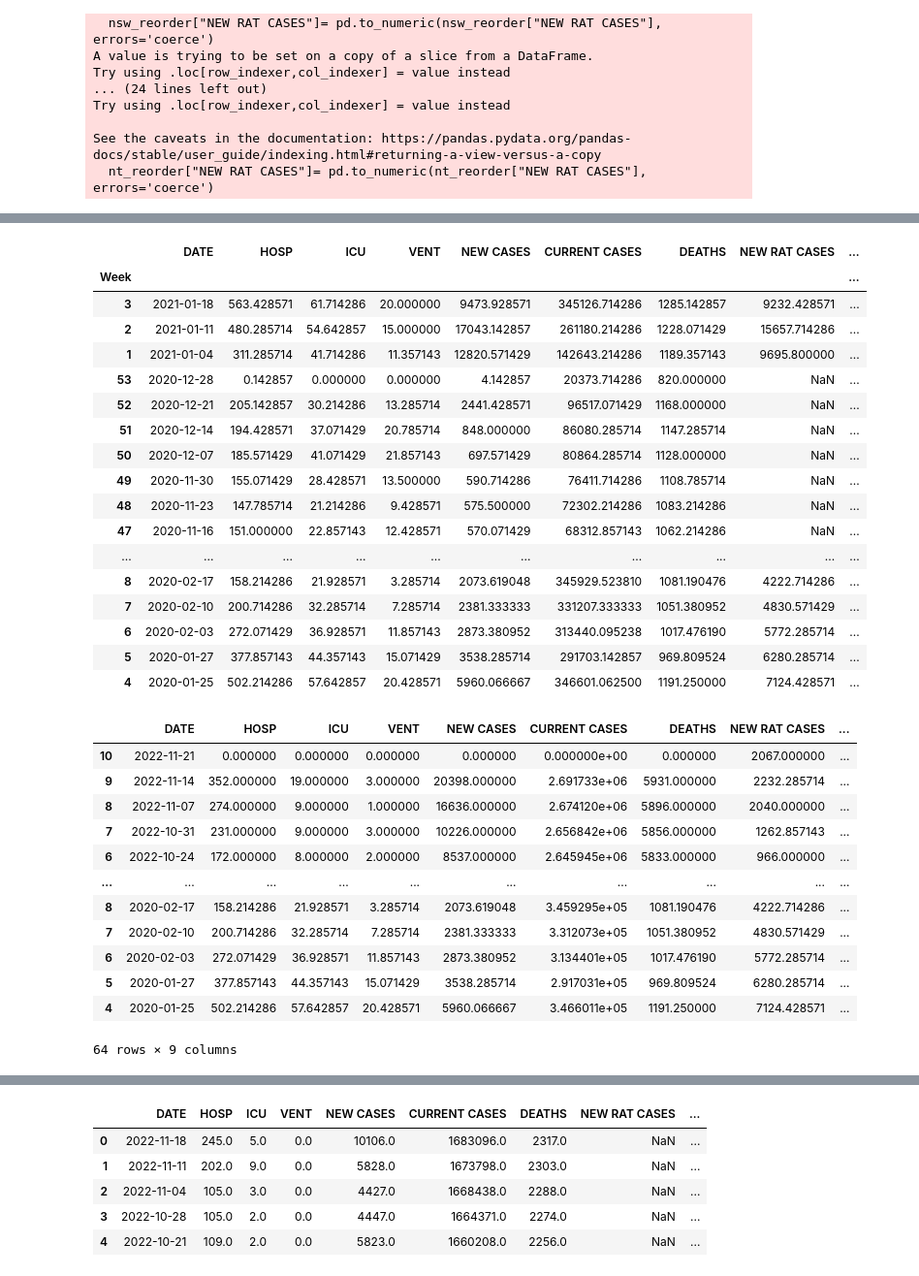
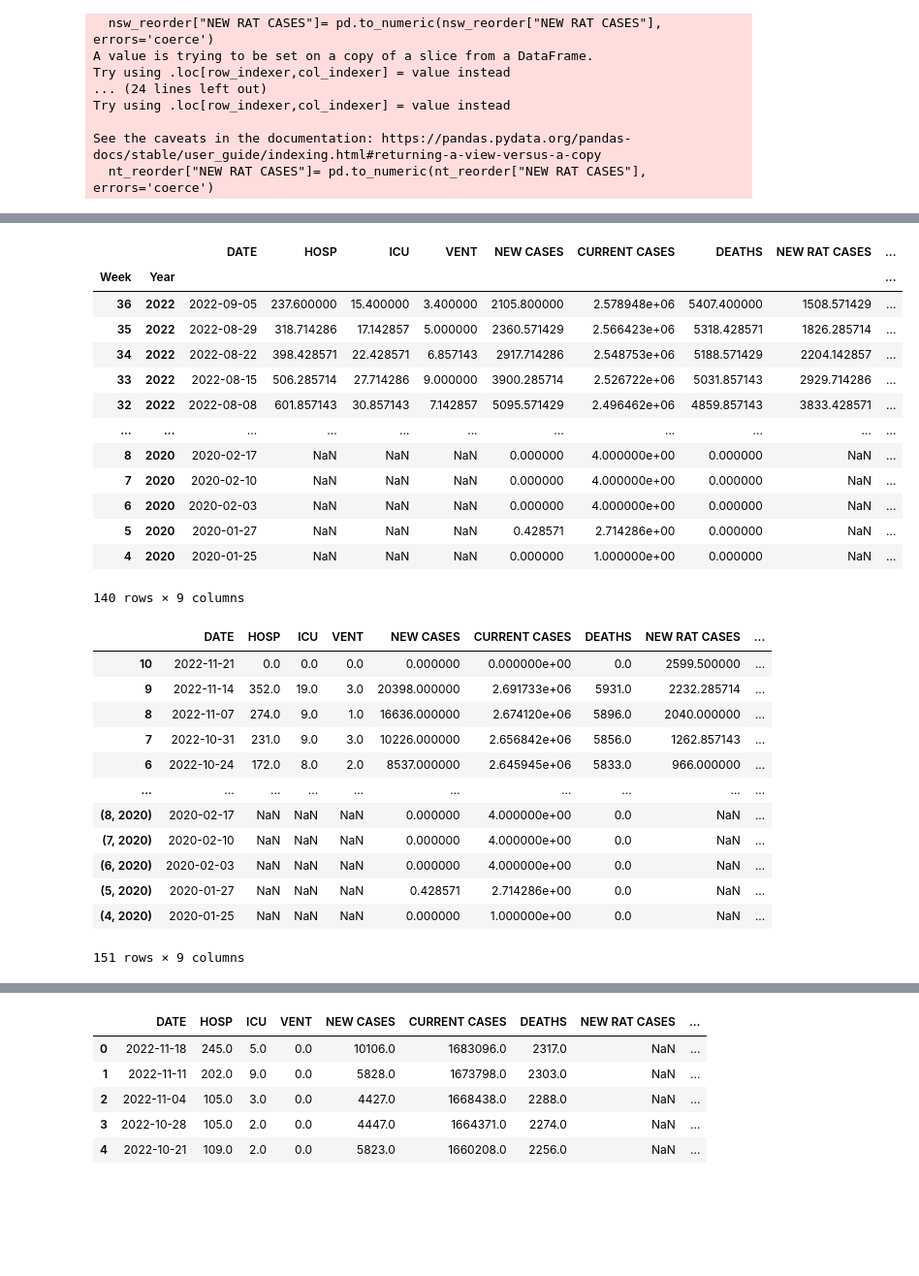
Before and after one commit to FrankMS3/COVID-Analysis, a Jupyter notebook: main.ipynb, the cells around one changed output, grey strips where cells are left out. Shown at 97% size. Drawn from its saved outputs; the diff is of its cells as text; code cells hidden in the pictures; blank space fills up the shorter version.

```diff
--- a/main.ipynb
+++ b/main.ipynb
@@ -459,7 +459,7 @@ vic_reorder_loc_sort
 #VIC
 vic_reorder_loc_remaining = vic_reorder_copy.loc[vic_reorder_copy.index.difference(vic_reorder_loc.index)]
 #Aggregate data
-vic_reorder_daily = vic_reorder_loc_remaining.groupby(['Week']).agg({"DATE":"last",
+vic_reorder_daily = vic_reorder_loc_remaining.groupby(['Week','Year']).agg({"DATE":"last",
                                                  "HOSP": "mean",
                                                  "ICU": "mean",
                                                  "VENT": "mean",
@@ -475,7 +475,7 @@ vic_groupby_daily_sort =vic_groupby_daily.sort_values(by = "DATE", ascending=Fal
 #ACT
 act_reorder_loc_remaining = act_reorder_copy.loc[act_reorder_copy.index.difference(act_reorder_loc.index)]
 #Aggregate data
-act_reorder_daily = act_reorder_loc_remaining.groupby(['Week']).agg({"DATE":"last",
+act_reorder_daily = act_reorder_loc_remaining.groupby(['Week', 'Year']).agg({"DATE":"last",
                                                  "HOSP": "mean",
                                                  "ICU": "mean",
                                                  "VENT": "mean",
@@ -491,7 +491,7 @@ act_groupby_daily_sort =act_groupby_daily.sort_values(by = "DATE", ascending=Fal
 #NSW
 nsw_reorder_loc_remaining = nsw_reorder_copy.loc[nsw_reorder_copy.index.difference(nsw_reorder_loc.index)]
 #Aggregate data
-nsw_reorder_daily = nsw_reorder_loc_remaining.groupby(['Week']).agg({"DATE":"last",
+nsw_reorder_daily = nsw_reorder_loc_remaining.groupby(['Week', 'Year']).agg({"DATE":"last",
                                                  "HOSP": "mean",
                                                  "ICU": "mean",
                                                  "VENT": "mean",
@@ -507,7 +507,7 @@ nsw_groupby_daily_sort =nsw_groupby_daily.sort_values(by = "DATE", ascending=Fal
 #QLD
 qld_reorder_loc_remaining = qld_reorder_copy.loc[qld_reorder_copy.index.difference(qld_reorder_loc.index)]
 #Aggregate data
-qld_reorder_daily = qld_reorder_loc_remaining.groupby(['Week']).agg({"DATE":"last",
+qld_reorder_daily = qld_reorder_loc_remaining.groupby(['Week', 'Year']).agg({"DATE":"last",
                                                  "HOSP": "mean",
                                                  "ICU": "mean",
                                                  "VENT": "mean",
@@ -524,7 +524,7 @@ qld_groupby_daily_sort =qld_groupby_daily.sort_values(by = "DATE", ascending=Fal
 #NT
 nt_reorder_loc_remaining = nt_reorder_copy.loc[nt_reorder_copy.index.difference(nt_reorder_loc.index)]
 #Aggregate data
-nt_reorder_daily = nt_reorder_loc_remaining.groupby(['Week']).agg({"DATE":"last",
+nt_reorder_daily = nt_reorder_loc_remaining.groupby(['Week', 'Year']).agg({"DATE":"last",
                                                  "HOSP": "mean",
                                                  "ICU": "mean",
                                                  "VENT": "mean",
@@ -541,7 +541,7 @@ nt_groupby_daily_sort = nt_groupby_daily.sort_values(by = "DATE", ascending=Fals
 #WA
 wa_reorder_loc_remaining = wa_reorder_copy.loc[wa_reorder_copy.index.difference(wa_reorder_loc.index)]
 #Aggregate data
-wa_reorder_daily = wa_reorder_loc_remaining.groupby(['Week']).agg({"DATE":"last",
+wa_reorder_daily = wa_reorder_loc_remaining.groupby(['Week', 'Year']).agg({"DATE":"last",
                                                  "HOSP": "mean",
                                                  "ICU": "mean",
                                                  "VENT": "mean",
@@ -558,57 +558,53 @@ wa_groupby_daily_sort = wa_groupby_daily.sort_values(by = "DATE", ascending=Fals
 #SA
 sa_reorder_loc_remaining = sa_reorder_copy.loc[sa_reorder_copy.index.difference(sa_reorder_loc.index)]
 #Aggregate data
-sa_reorder_daily = sa_reorder_loc_remaining.groupby(['Week']).agg({"DATE":"last",
+sa_reorder_daily = sa_reorder_loc_remaining.groupby(['Week', 'Year']).agg({"DATE":"last",
                                                  "HOSP": "mean",
                                                  "ICU": "mean",
                                                  "VENT": "mean",
                                                  "NEW CASES": "mean",
                                                  "CURRENT CASES": "mean",
                                                  "DEATHS": "mean",
                                                  "NEW RAT CASES": "mean",
                                                  "CURRENT RAT CASES": "mean"})
 sa_groupby_daily = pd.DataFrame(sa_reorder_daily)
 #sorting date as descending
 sa_groupby_daily_sort =sa_groupby_daily.sort_values(by = "DATE", ascending=False)
 
 
 #TAS
 tas_reorder_loc_remaining = tas_reorder_copy.loc[tas_reorder_copy.index.difference(tas_reorder_loc.index)]
 #Aggregate data
-tas_reorder_daily = tas_reorder_loc_remaining.groupby(['Week']).agg({"DATE":"last",
+tas_reorder_daily = tas_reorder_loc_remaining.groupby(['Week', 'Year']).agg({"DATE":"last",
                                                  "HOSP": "mean",
                                                  "ICU": "mean",
                                                  "VENT": "mean",
                                                  "NEW CASES": "mean",
                                                  "CURRENT CASES": "mean",
                                                  "DEATHS": "mean",
                                                  "NEW RAT CASES": "mean",
                                                  "CURRENT RAT CASES": "mean"})
 tas_groupby_daily = pd.DataFrame(tas_reorder_daily)
 #sorting date as descending
 tas_groupby_daily_sort =tas_groupby_daily.sort_values(by = "DATE", ascending=False)
 
 #Testing dataframe
 vic_groupby_daily_sort
 # %% [output]
-|  | DATE | HOSP | ICU | VENT | NEW CASES | CURRENT CASES | DEATHS | NEW RAT CASES | ... |
-| Week |  |  |  |  |  |  |  |  | ... |
-| 3 | 2021-01-18 | 563.428571 | 61.714286 | 20.000000 | 9473.928571 | 345126.714286 | 1285.142857 | 9232.428571 | ... |
-| 2 | 2021-01-11 | 480.285714 | 54.642857 | 15.000000 | 17043.142857 | 261180.214286 | 1228.071429 | 15657.714286 | ... |
-| 1 | 2021-01-04 | 311.285714 | 41.714286 | 11.357143 | 12820.571429 | 142643.214286 | 1189.357143 | 9695.800000 | ... |
-| 53 | 2020-12-28 | 0.142857 | 0.000000 | 0.000000 | 4.142857 | 20373.714286 | 820.000000 | NaN | ... |
-| 52 | 2020-12-21 | 205.142857 | 30.214286 | 13.285714 | 2441.428571 | 96517.071429 | 1168.000000 | NaN | ... |
-| 51 | 2020-12-14 | 194.428571 | 37.071429 | 20.785714 | 848.000000 | 86080.285714 | 1147.285714 | NaN | ... |
-| 50 | 2020-12-07 | 185.571429 | 41.071429 | 21.857143 | 697.571429 | 80864.285714 | 1128.000000 | NaN | ... |
-| 49 | 2020-11-30 | 155.071429 | 28.428571 | 13.500000 | 590.714286 | 76411.714286 | 1108.785714 | NaN | ... |
-| 48 | 2020-11-23 | 147.785714 | 21.214286 | 9.428571 | 575.500000 | 72302.214286 | 1083.214286 | NaN | ... |
-| 47 | 2020-11-16 | 151.000000 | 22.857143 | 12.428571 | 570.071429 | 68312.857143 | 1062.214286 | NaN | ... |
-| ... | ... | ... | ... | ... | ... | ... | ... | ... | ... |
-| 8 | 2020-02-17 | 158.214286 | 21.928571 | 3.285714 | 2073.619048 | 345929.523810 | 1081.190476 | 4222.714286 | ... |
-| 7 | 2020-02-10 | 200.714286 | 32.285714 | 7.285714 | 2381.333333 | 331207.333333 | 1051.380952 | 4830.571429 | ... |
-| 6 | 2020-02-03 | 272.071429 | 36.928571 | 11.857143 | 2873.380952 | 313440.095238 | 1017.476190 | 5772.285714 | ... |
-| 5 | 2020-01-27 | 377.857143 | 44.357143 | 15.071429 | 3538.285714 | 291703.142857 | 969.809524 | 6280.285714 | ... |
-| 4 | 2020-01-25 | 502.214286 | 57.642857 | 20.428571 | 5960.066667 | 346601.062500 | 1191.250000 | 7124.428571 | ... |
+|  |  | DATE | HOSP | ICU | VENT | NEW CASES | CURRENT CASES | DEATHS | NEW RAT CASES | ... |
+| Week | Year |  |  |  |  |  |  |  |  | ... |
+| 36 | 2022 | 2022-09-05 | 237.600000 | 15.400000 | 3.400000 | 2105.800000 | 2.578948e+06 | 5407.400000 | 1508.571429 | ... |
+| 35 | 2022 | 2022-08-29 | 318.714286 | 17.142857 | 5.000000 | 2360.571429 | 2.566423e+06 | 5318.428571 | 1826.285714 | ... |
+| 34 | 2022 | 2022-08-22 | 398.428571 | 22.428571 | 6.857143 | 2917.714286 | 2.548753e+06 | 5188.571429 | 2204.142857 | ... |
+| 33 | 2022 | 2022-08-15 | 506.285714 | 27.714286 | 9.000000 | 3900.285714 | 2.526722e+06 | 5031.857143 | 2929.714286 | ... |
+| 32 | 2022 | 2022-08-08 | 601.857143 | 30.857143 | 7.142857 | 5095.571429 | 2.496462e+06 | 4859.857143 | 3833.428571 | ... |
+| ... | ... | ... | ... | ... | ... | ... | ... | ... | ... | ... |
+| 8 | 2020 | 2020-02-17 | NaN | NaN | NaN | 0.000000 | 4.000000e+00 | 0.000000 | NaN | ... |
+| 7 | 2020 | 2020-02-10 | NaN | NaN | NaN | 0.000000 | 4.000000e+00 | 0.000000 | NaN | ... |
+| 6 | 2020 | 2020-02-03 | NaN | NaN | NaN | 0.000000 | 4.000000e+00 | 0.000000 | NaN | ... |
+| 5 | 2020 | 2020-01-27 | NaN | NaN | NaN | 0.428571 | 2.714286e+00 | 0.000000 | NaN | ... |
+| 4 | 2020 | 2020-01-25 | NaN | NaN | NaN | 0.000000 | 1.000000e+00 | 0.000000 | NaN | ... |
+140 rows × 9 columns
 # %%
 # Putting back weekly and daily dataframe into a single dataframe to represent for each state
 # VIC
@@ -646,18 +642,18 @@ tas = tas_stack[["DATE","HOSP", "ICU", "VENT", "NEW CASES", "CURRENT CASES", "DE
 vic
 # %% [output]
 |  | DATE | HOSP | ICU | VENT | NEW CASES | CURRENT CASES | DEATHS | NEW RAT CASES | ... |
-| 10 | 2022-11-21 | 0.000000 | 0.000000 | 0.000000 | 0.000000 | 0.000000e+00 | 0.000000 | 2067.000000 | ... |
-| 9 | 2022-11-14 | 352.000000 | 19.000000 | 3.000000 | 20398.000000 | 2.691733e+06 | 5931.000000 | 2232.285714 | ... |
-| 8 | 2022-11-07 | 274.000000 | 9.000000 | 1.000000 | 16636.000000 | 2.674120e+06 | 5896.000000 | 2040.000000 | ... |
-| 7 | 2022-10-31 | 231.000000 | 9.000000 | 3.000000 | 10226.000000 | 2.656842e+06 | 5856.000000 | 1262.857143 | ... |
-| 6 | 2022-10-24 | 172.000000 | 8.000000 | 2.000000 | 8537.000000 | 2.645945e+06 | 5833.000000 | 966.000000 | ... |
+| 10 | 2022-11-21 | 0.0 | 0.0 | 0.0 | 0.000000 | 0.000000e+00 | 0.0 | 2599.500000 | ... |
+| 9 | 2022-11-14 | 352.0 | 19.0 | 3.0 | 20398.000000 | 2.691733e+06 | 5931.0 | 2232.285714 | ... |
+| 8 | 2022-11-07 | 274.0 | 9.0 | 1.0 | 16636.000000 | 2.674120e+06 | 5896.0 | 2040.000000 | ... |
+| 7 | 2022-10-31 | 231.0 | 9.0 | 3.0 | 10226.000000 | 2.656842e+06 | 5856.0 | 1262.857143 | ... |
+| 6 | 2022-10-24 | 172.0 | 8.0 | 2.0 | 8537.000000 | 2.645945e+06 | 5833.0 | 966.000000 | ... |
 | ... | ... | ... | ... | ... | ... | ... | ... | ... | ... |
-| 8 | 2020-02-17 | 158.214286 | 21.928571 | 3.285714 | 2073.619048 | 3.459295e+05 | 1081.190476 | 4222.714286 | ... |
-| 7 | 2020-02-10 | 200.714286 | 32.285714 | 7.285714 | 2381.333333 | 3.312073e+05 | 1051.380952 | 4830.571429 | ... |
-| 6 | 2020-02-03 | 272.071429 | 36.928571 | 11.857143 | 2873.380952 | 3.134401e+05 | 1017.476190 | 5772.285714 | ... |
-| 5 | 2020-01-27 | 377.857143 | 44.357143 | 15.071429 | 3538.285714 | 2.917031e+05 | 969.809524 | 6280.285714 | ... |
-| 4 | 2020-01-25 | 502.214286 | 57.642857 | 20.428571 | 5960.066667 | 3.466011e+05 | 1191.250000 | 7124.428571 | ... |
+| (8, 2020) | 2020-02-17 | NaN | NaN | NaN | 0.000000 | 4.000000e+00 | 0.0 | NaN | ... |
+| (7, 2020) | 2020-02-10 | NaN | NaN | NaN | 0.000000 | 4.000000e+00 | 0.0 | NaN | ... |
+| (6, 2020) | 2020-02-03 | NaN | NaN | NaN | 0.000000 | 4.000000e+00 | 0.0 | NaN | ... |
+| (5, 2020) | 2020-01-27 | NaN | NaN | NaN | 0.428571 | 2.714286e+00 | 0.0 | NaN | ... |
+| (4, 2020) | 2020-01-25 | NaN | NaN | NaN | 0.000000 | 1.000000e+00 | 0.0 | NaN | ... |
-64 rows × 9 columns
+151 rows × 9 columns
 # %%
 # connect to SQL database
 
```
Also changed, not shown: parts of 8 cells of this notebook.
